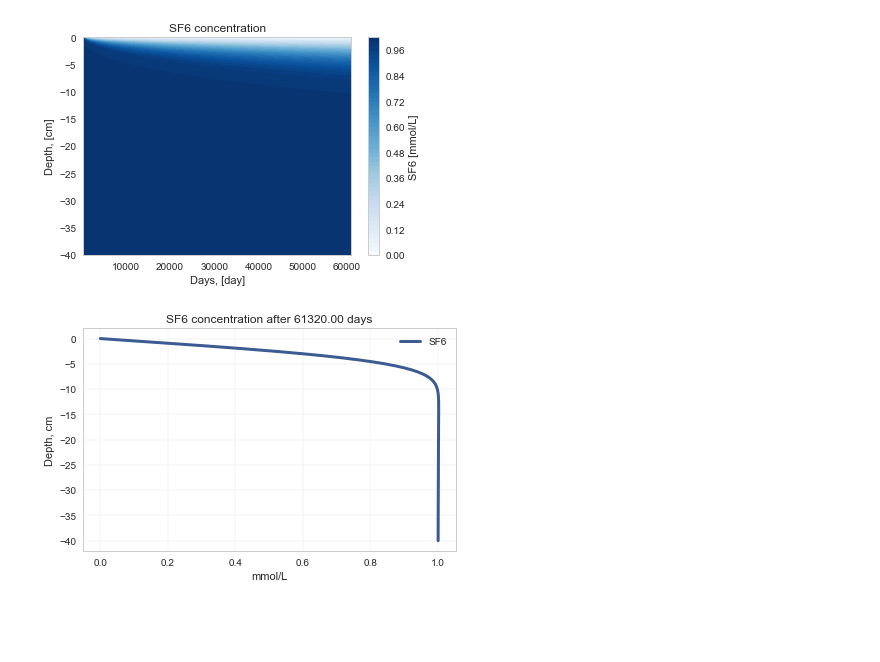
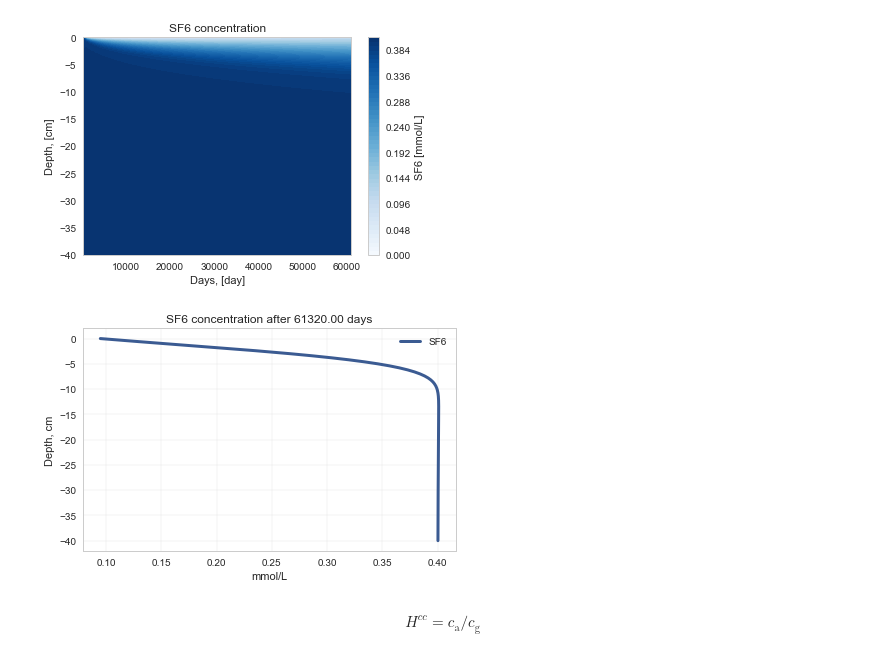
Before and after one commit to biogeochemistry/PorousMediaLab, a Jupyter notebook: examples/tracer_gas_in_column.ipynb, the cells around one changed output. Cells and saved outputs as stored; diff of their text form; code cells hidden in the pictures; blank space fills up the shorter version.

```diff
--- a/examples/tracer_gas_in_column.ipynb
+++ b/examples/tracer_gas_in_column.ipynb
@@ -6,10 +6,16 @@ from PorousMediaLab import PorousMediaLab
 import numpy as np
 %matplotlib inline
 # %%
-t = 7*24 ## hours
+tend = 7*24 ## hours
+dt = 1
 dx = 0.2 ## cm
 L = 40 ## cm
 x = np.linspace(0, L, L / dx + 1)
+t = np.linspace(0, tend, round(tend / dt) + 1)
 phi = ( 0.98 - 0.7 ) * np.exp( -x / 20 ) + 0.7
-dt = 1
-# ftc = PorousMediaLab(L, dx, t, dt, phi)
+Vhs = 0.37 * 1000 # cm^3
+Ahs = 44.17864669 # cm^2
+Chs = np.zeros(t.shape) #
+Fx = np.zeros(t.shape)
+
+C_init = 0.4
@@ -21,4 +22,4 @@ plt.plot(x, phi)
 # %%
-ftc = PorousMediaLab(L, dx, t, dt, phi)
+ftc = PorousMediaLab(L, dx, tend, dt, phi)
 # %%
-ftc.add_species(is_solute=True, element='SF6', D=1e-5*60*60, init_C=1, bc_top=0., bc_top_type='dirichlet', bc_bot=0, bc_bot_type='flux')
+ftc.add_species(is_solute=True, element='SF6', D=1e-5*60*60, init_C=C_init, bc_top=0., bc_top_type='dirichlet', bc_bot=0, bc_bot_type='flux')
@@ -42,8 +26,16 @@ Will finish approx.:
+# %%
+for i in range(1, len(ftc.time)):
+    ftc.SF6.bc_top = Chs[i-1]
+    ftc.integrate_one_timestep(i)
+    Fx[i] = ftc.estimate_flux_at_top('SF6', i)
+    Chs[i] = Chs[i-1] +  Fx[i] * Ahs / Vhs * dt
 # %%
-ftc.plot_contourplots()
+ftc.plot_contourplots(labels=False)
 # %% [output]
-[figure, old version]
+[figure, new version]
 # %%
 ftc.plot_profiles()
 # %% [output]
-[figure, old version]
+[figure, new version]
+# %% [markdown]
+$${\displaystyle H^{cc}=c_{\text{a}}/c_{\text{g}}}$$
```
Also changed, not shown: parts of 6 cells of this notebook, 2 other files.
